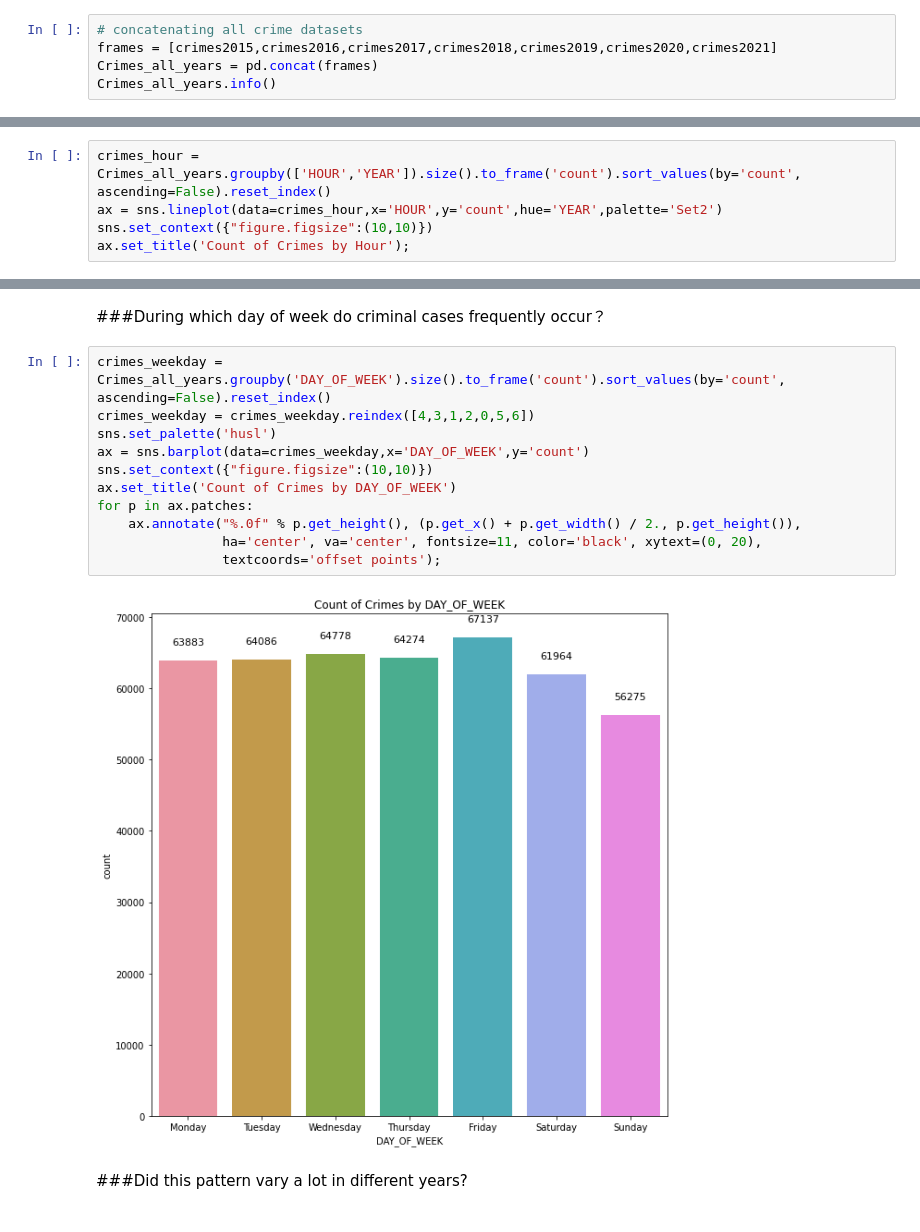
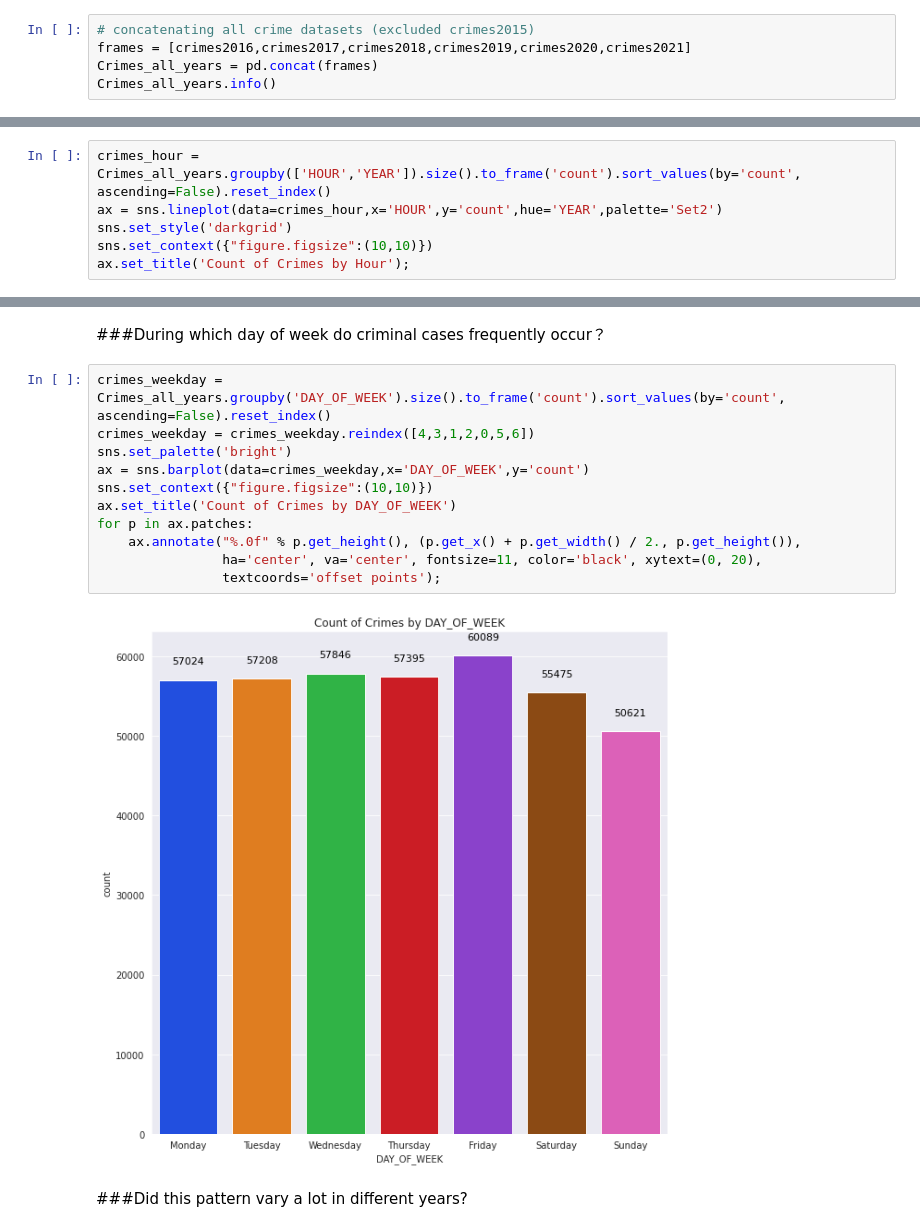
Before and after one commit to AlexVonSchwerdtner/BA780-Team6, a Jupyter notebook: Boston_Crime_Scene_Analytics.ipynb, the cells around one changed output, grey strips where cells are left out. Saved outputs shown, nothing was run; the diff lists cells and outputs as text.

```diff
--- a/Boston_Crime_Scene_Analytics.ipynb
+++ b/Boston_Crime_Scene_Analytics.ipynb
@@ -150,6 +151,6 @@ holidays = pd.read_csv('US Holiday Dates (2004-2021).csv')
 # %%
-# concatenating all crime datasets
-frames = [crimes2015,crimes2016,crimes2017,crimes2018,crimes2019,crimes2020,crimes2021]
+# concatenating all crime datasets (excluded crimes2015)
+frames = [crimes2016,crimes2017,crimes2018,crimes2019,crimes2020,crimes2021]
 Crimes_all_years = pd.concat(frames)
 Crimes_all_years.info()
 # %% [output]
@@ -424,6 +432,7 @@ ax.set_title('Count of Crimes by Hour');
 # %%
 crimes_hour = Crimes_all_years.groupby(['HOUR','YEAR']).size().to_frame('count').sort_values(by='count', ascending=False).reset_index()
 ax = sns.lineplot(data=crimes_hour,x='HOUR',y='count',hue='YEAR',palette='Set2')
+sns.set_style('darkgrid')
 sns.set_context({"figure.figsize":(10,10)})
 ax.set_title('Count of Crimes by Hour');
 # %% [output]
@@ -433,16 +442,16 @@ ax.set_title('Count of Crimes by Hour');
 # %%
 crimes_weekday = Crimes_all_years.groupby('DAY_OF_WEEK').size().to_frame('count').sort_values(by='count', ascending=False).reset_index()
 crimes_weekday = crimes_weekday.reindex([4,3,1,2,0,5,6])
-sns.set_palette('husl')
+sns.set_palette('bright')
 ax = sns.barplot(data=crimes_weekday,x='DAY_OF_WEEK',y='count')
 sns.set_context({"figure.figsize":(10,10)})
 ax.set_title('Count of Crimes by DAY_OF_WEEK')
 for p in ax.patches:
     ax.annotate("%.0f" % p.get_height(), (p.get_x() + p.get_width() / 2., p.get_height()),
                 ha='center', va='center', fontsize=11, color='black', xytext=(0, 20),
                 textcoords='offset points');
 # %% [output]
-[figure, old version]
+[figure, new version]
 # %% [markdown]
 ###Did this pattern vary a lot in different years?
 # %%
```
Also changed, not shown: parts of 49 cells of this notebook.
